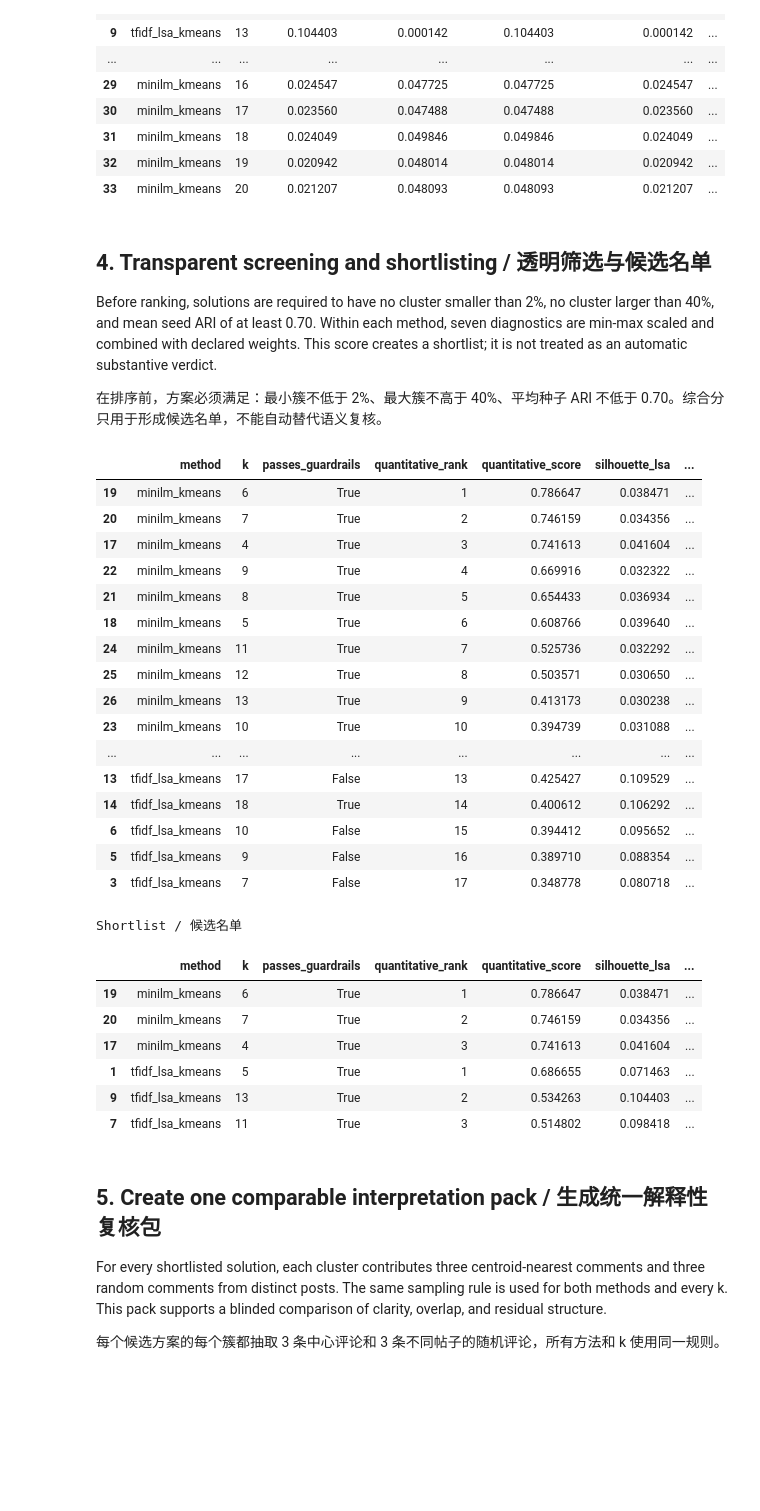
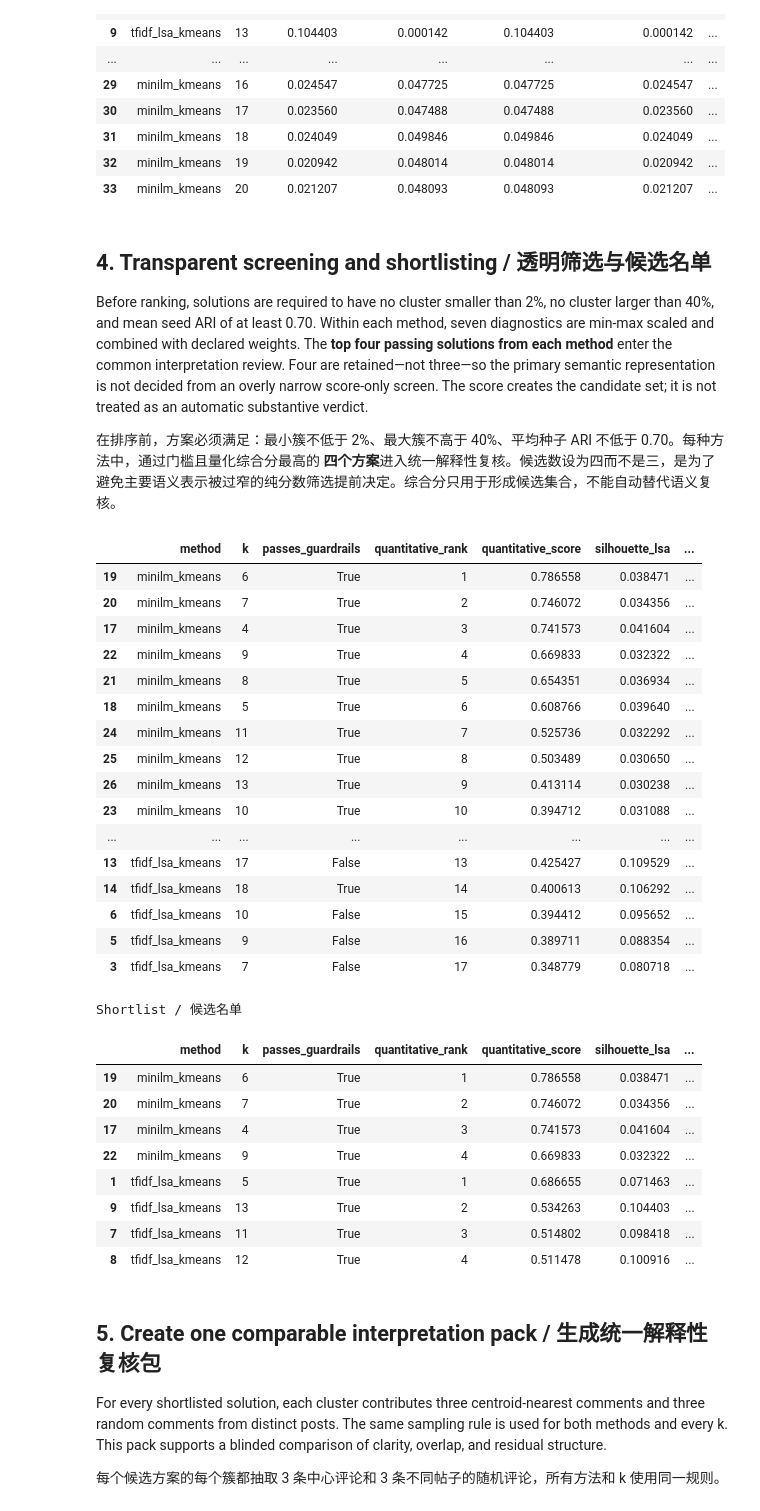
Before and after one commit to Rahulbhat2022/Dataminingproject, a Jupyter notebook: DM1_09e_review_informed_k_selection.ipynb, the cells around one changed output. Saved outputs shown, nothing was run; the diff lists cells and outputs as text; code cells hidden in the pictures; blank space fills up the shorter version.

```diff
--- a/DM1_09e_review_informed_k_selection.ipynb
+++ b/DM1_09e_review_informed_k_selection.ipynb
@@ -353,9 +353,9 @@ metrics
 # %% [markdown]
 ## 4. Transparent screening and shortlisting / 透明筛选与候选名单
 
-Before ranking, solutions are required to have no cluster smaller than 2%, no cluster larger than 40%, and mean seed ARI of at least 0.70. Within each method, seven diagnostics are min-max scaled and combined with declared weights. This score creates a shortlist; it is not treated as an automatic substantive verdict.
+Before ranking, solutions are required to have no cluster smaller than 2%, no cluster larger than 40%, and mean seed ARI of at least 0.70. Within each method, seven diagnostics are min-max scaled and combined with declared weights. The **top four passing solutions from each method** enter the common interpretation review. Four are retained—not three—so the primary semantic representation is not decided from an overly narrow score-only screen. The score creates the candidate set; it is not treated as an automatic substantive verdict.
 
-在排序前，方案必须满足：最小簇不低于 2%、最大簇不高于 40%、平均种子 ARI 不低于 0.70。综合分只用于形成候选名单，不能自动替代语义复核。
+在排序前，方案必须满足：最小簇不低于 2%、最大簇不高于 40%、平均种子 ARI 不低于 0.70。每种方法中，通过门槛且量化综合分最高的 **四个方案**进入统一解释性复核。候选数设为四而不是三，是为了避免主要语义表示被过窄的纯分数筛选提前决定。综合分只用于形成候选集合，不能自动替代语义复核。
 # %%
 SELECTION_WEIGHTS = {
     "mean_seed_ari": 0.25,
@@ -395,51 +395,53 @@ for method, group in metrics.groupby("method", sort=False):
         method="min", ascending=False
     ).astype(int)
     scored_parts.append(group)
 
 selection_scores = pd.concat(scored_parts, ignore_index=True)
 shortlist = (
     selection_scores.loc[selection_scores["passes_guardrails"]]
     .sort_values(["method", "quantitative_score"], ascending=[True, False])
     .groupby("method", as_index=False, group_keys=False)
-    .head(3)
+    .head(4)
     .copy()
 )
 
 display_columns = [
     "method", "k", "passes_guardrails", "quantitative_rank", "quantitative_score",
     "silhouette_lsa", "silhouette_minilm", "mean_seed_ari",
     "minimum_cluster_share", "maximum_cluster_share", "normalized_size_entropy",
     "topic_diversity", "mean_term_exclusivity", "mean_native_margin",
 ]
 display(selection_scores[display_columns].sort_values(["method", "quantitative_rank"]))
 print("Shortlist / 候选名单")
 display(shortlist[display_columns])
 # %% [output]
 |  | method | k | passes_guardrails | quantitative_rank | quantitative_score | silhouette_lsa | ... |
-| 19 | minilm_kmeans | 6 | True | 1 | 0.786647 | 0.038471 | ... |
-| 20 | minilm_kmeans | 7 | True | 2 | 0.746159 | 0.034356 | ... |
-| 17 | minilm_kmeans | 4 | True | 3 | 0.741613 | 0.041604 | ... |
-| 22 | minilm_kmeans | 9 | True | 4 | 0.669916 | 0.032322 | ... |
-| 21 | minilm_kmeans | 8 | True | 5 | 0.654433 | 0.036934 | ... |
+| 19 | minilm_kmeans | 6 | True | 1 | 0.786558 | 0.038471 | ... |
+| 20 | minilm_kmeans | 7 | True | 2 | 0.746072 | 0.034356 | ... |
+| 17 | minilm_kmeans | 4 | True | 3 | 0.741573 | 0.041604 | ... |
+| 22 | minilm_kmeans | 9 | True | 4 | 0.669833 | 0.032322 | ... |
+| 21 | minilm_kmeans | 8 | True | 5 | 0.654351 | 0.036934 | ... |
 | 18 | minilm_kmeans | 5 | True | 6 | 0.608766 | 0.039640 | ... |
 | 24 | minilm_kmeans | 11 | True | 7 | 0.525736 | 0.032292 | ... |
-| 25 | minilm_kmeans | 12 | True | 8 | 0.503571 | 0.030650 | ... |
-| 26 | minilm_kmeans | 13 | True | 9 | 0.413173 | 0.030238 | ... |
-| 23 | minilm_kmeans | 10 | True | 10 | 0.394739 | 0.031088 | ... |
+| 25 | minilm_kmeans | 12 | True | 8 | 0.503489 | 0.030650 | ... |
+| 26 | minilm_kmeans | 13 | True | 9 | 0.413114 | 0.030238 | ... |
+| 23 | minilm_kmeans | 10 | True | 10 | 0.394712 | 0.031088 | ... |
 | ... | ... | ... | ... | ... | ... | ... | ... |
 | 13 | tfidf_lsa_kmeans | 17 | False | 13 | 0.425427 | 0.109529 | ... |
-| 14 | tfidf_lsa_kmeans | 18 | True | 14 | 0.400612 | 0.106292 | ... |
+| 14 | tfidf_lsa_kmeans | 18 | True | 14 | 0.400613 | 0.106292 | ... |
 | 6 | tfidf_lsa_kmeans | 10 | False | 15 | 0.394412 | 0.095652 | ... |
-| 5 | tfidf_lsa_kmeans | 9 | False | 16 | 0.389710 | 0.088354 | ... |
-| 3 | tfidf_lsa_kmeans | 7 | False | 17 | 0.348778 | 0.080718 | ... |
+| 5 | tfidf_lsa_kmeans | 9 | False | 16 | 0.389711 | 0.088354 | ... |
+| 3 | tfidf_lsa_kmeans | 7 | False | 17 | 0.348779 | 0.080718 | ... |
 Shortlist / 候选名单
 |  | method | k | passes_guardrails | quantitative_rank | quantitative_score | silhouette_lsa | ... |
-| 19 | minilm_kmeans | 6 | True | 1 | 0.786647 | 0.038471 | ... |
-| 20 | minilm_kmeans | 7 | True | 2 | 0.746159 | 0.034356 | ... |
-| 17 | minilm_kmeans | 4 | True | 3 | 0.741613 | 0.041604 | ... |
+| 19 | minilm_kmeans | 6 | True | 1 | 0.786558 | 0.038471 | ... |
+| 20 | minilm_kmeans | 7 | True | 2 | 0.746072 | 0.034356 | ... |
+| 17 | minilm_kmeans | 4 | True | 3 | 0.741573 | 0.041604 | ... |
+| 22 | minilm_kmeans | 9 | True | 4 | 0.669833 | 0.032322 | ... |
 | 1 | tfidf_lsa_kmeans | 5 | True | 1 | 0.686655 | 0.071463 | ... |
 | 9 | tfidf_lsa_kmeans | 13 | True | 2 | 0.534263 | 0.104403 | ... |
 | 7 | tfidf_lsa_kmeans | 11 | True | 3 | 0.514802 | 0.098418 | ... |
+| 8 | tfidf_lsa_kmeans | 12 | True | 4 | 0.511478 | 0.100916 | ... |
 # %% [markdown]
 ## 5. Create one comparable interpretation pack / 生成统一解释性复核包
 
```
Also changed, not shown: parts of 8 cells of this notebook, 1 other file.
